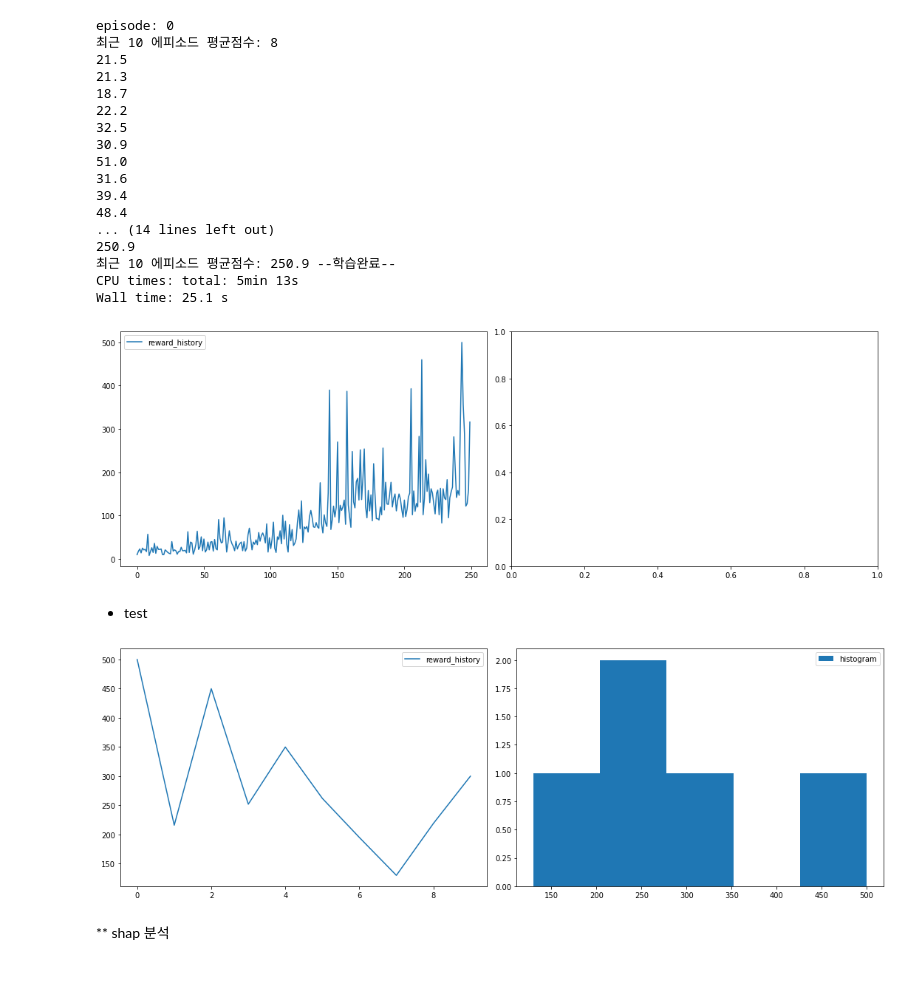
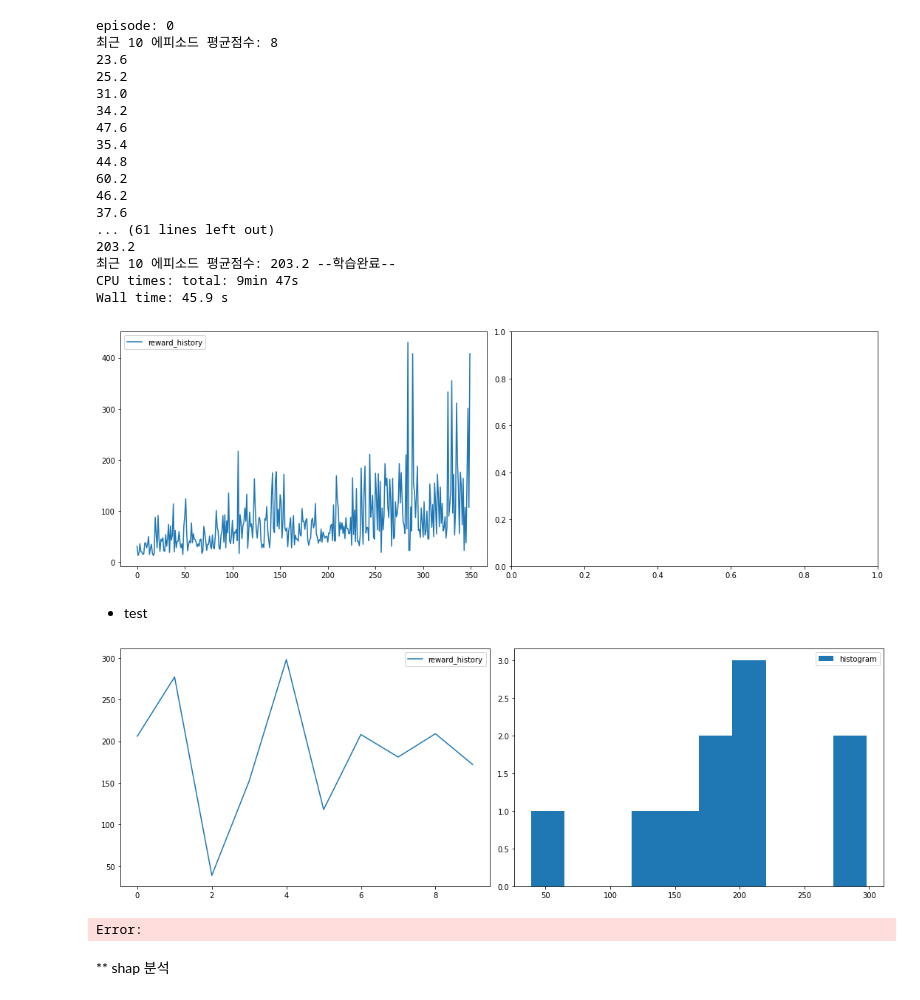
Before and after one commit to ByeonggeonGo/AWAC_code_practice, a Jupyter notebook: xgb_crossent_cartpole.ipynb, the cells around one changed output. Drawn from its saved outputs; the diff is of its cells as text; code cells hidden in the pictures.

```diff
--- a/xgb_crossent_cartpole.ipynb
+++ b/xgb_crossent_cartpole.ipynb
@@ -103,9 +106,9 @@ for _ in range(100):  # 배치학습
     actions_list = []
 
 
-    for _ in range(10):
+    for _ in range(5):
         if epsilon > eps_min:
-            epsilon = epsilon*0.99
+            epsilon = epsilon*0.98
         else:
             epsilon = eps_min
         states = []
@@ -145,7 +148,7 @@ for _ in range(100):  # 배치학습
     avg = sum(total_r_list)/len(total_r_list)
     print(avg)
     # print(f"최근 10 에피소드 평균점수: {avg}") if avg < 250 else print(f"최근 10 에피소드 평균점수: {avg} --학습완료--")
-    if avg > 250:
+    if avg > 200:
         print(f"최근 10 에피소드 평균점수: {avg} --학습완료--")
         break
     train_x = []
@@ -159,24 +162,25 @@ for _ in range(100):  # 배치학습
 
 
     xgb_clf = make_model(train_x,train_y,"model.json")
+    xgb_clf.save_model("model.json")
 # %% [output]
 episode: 0
 최근 10 에피소드 평균점수: 8
-21.5
-21.3
-18.7
-22.2
-32.5
-30.9
-51.0
-31.6
-39.4
-48.4
-... (14 lines left out)
-250.9
-최근 10 에피소드 평균점수: 250.9 --학습완료--
-CPU times: total: 5min 13s
-Wall time: 25.1 s
+23.6
+25.2
+31.0
+34.2
+47.6
+35.4
+44.8
+60.2
+46.2
+37.6
+... (61 lines left out)
+203.2
+최근 10 에피소드 평균점수: 203.2 --학습완료--
+CPU times: total: 9min 47s
+Wall time: 45.9 s
 # %%
 fig, axes = plt.subplots(1,2, figsize=(15,5))
 axes[0].plot(cumr_history, label='reward_history')
@@ -189,7 +193,7 @@ axes[0].legend()
 # axes[2].legend()
 fig.tight_layout()
 # %% [output]
-[figure, old version]
+[figure, new version]
 # %% [markdown]
 * test
 # %%
@@ -199,38 +203,39 @@ env = gym.make('CartPole-v1')
 for _ in range(10):
     total_r = 0
     s = env.reset()
-    # env.render()
+    env.render()
     a = get_action(xgb_clf,s,epsilon, is_greedy=True)
     while True:
         ns, r, done, _ = env.step(a)
-        # env.render()
+        env.render()
         total_r += r
         done = 1 if done else 0
 
 
         if done == 1:
             s = env.reset()
-            # env.render()
+            env.render()
             a = get_action(xgb_clf,s,epsilon, is_greedy=True)
             rewards.append(total_r)
 
             break
         else:
             s = ns
             a = get_action(xgb_clf,s,epsilon, is_greedy=True)
 
 fig, axes = plt.subplots(1,2, figsize=(15,5))
 axes[0].plot(rewards, label='reward_history')
 axes[0].legend()
 axes[1].hist(rewards, label='histogram')
 axes[1].legend()
 # axes[2].plot(cur_list, label='cumulated reward history')
 # axes[2].legend()
 # axes[2].hist(cur_list, density=True, label='only_online_awac')
 # axes[2].legend()
 fig.tight_layout()
 # %% [output]
-[figure, old version]
+[figure, new version]
+Error:
 # %% [markdown]
 ** shap 분석
 # %%
```
Also changed, not shown: parts of 1 cell of this notebook, 3 other files.
